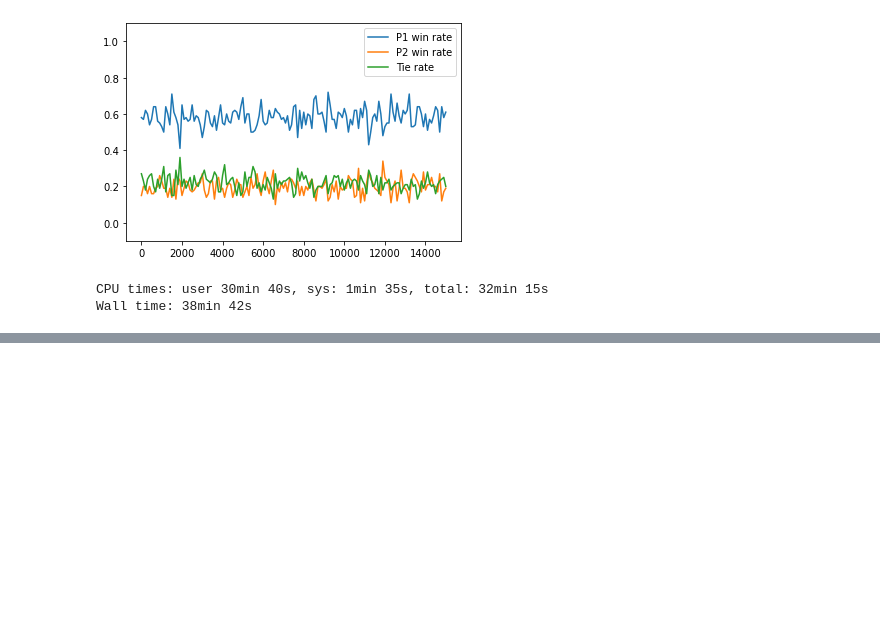
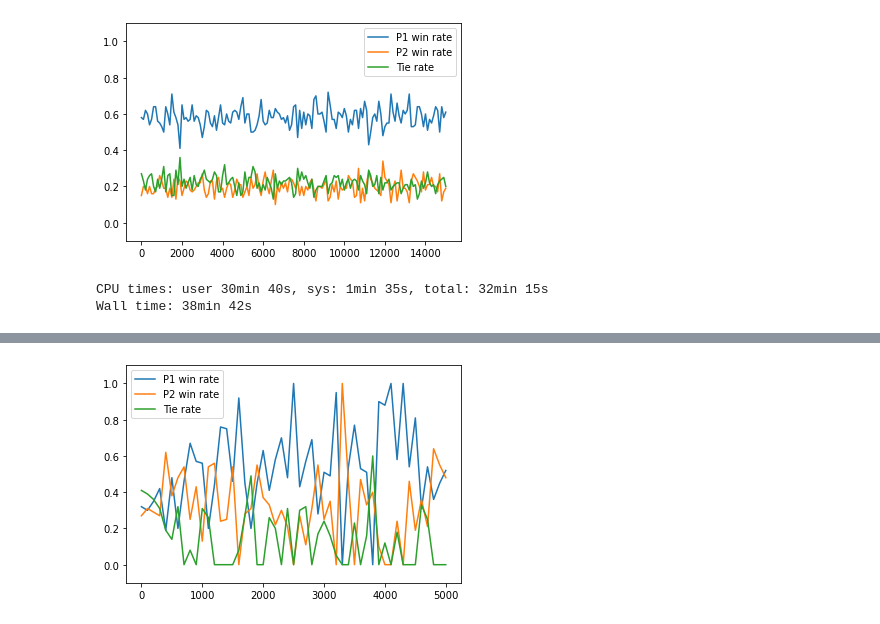
Before and after one commit to Gravellent/quantum_ttt, a Jupyter notebook: demo.ipynb, the cells around one changed output, grey strips where cells are left out. Cells and saved outputs as stored; diff of their text form; code cells hidden in the pictures; blank space fills up the shorter version.

```diff
--- a/demo.ipynb
+++ b/demo.ipynb
@@ -216,0 +223,7 @@ Wall time: 38min 42s
+# %%
+p1 = QPlayer('p1')
+p2 = RandomQPlayer('p2')
+
+st = QState(p1, p2)
+
+st.play()
@@ -216,0 +235,74 @@ Wall time: 38min 42s
+# %%
+%%time
+iterations = 50
+train_games_per_iteration = 200
+eval_games_per_iteration = 100
+verbose = False
+visualize = True
+start_from_0 = True
+
+P1 = [QPlayer("p1", update_method='sarsa'), RandomQPlayer("p1")] # Player("p1", update_method='expected_sarsa')
+P2 = [QPlayer("p2", update_method='sarsa'), RandomQPlayer("p2")] # Player("p1", update_method='expected_sarsa')
+
+for p1 in P1:
+    for p2 in P2:
+        st = QState(p1, p2)
+        p1_win_rate = []
+        p2_win_rate = []
+        tie_rate = []
+        p1.states_value = {}
+        p2.states_value = {}
+        p1.forget()
+        p2.forget()
+        if start_from_0:
+            # Eval
+            p1.exp_rate = 0
+            p2.exp_rate = 0
+            st.reset_metrics()
+            st.play(eval_games_per_iteration)
+            p1_win_rate.append(st.p1_wins/st.games)
+            p2_win_rate.append(st.p2_wins/st.games)
+            tie_rate.append(st.tie/st.games)
+
+        for i in tqdm(range(iterations)):
+            # Eval
+            p1.exp_rate = 0
+            p2.exp_rate = 0
+            p1.is_eval = True
+            p2.is_eval = True
+            st.reset_metrics()
+            st.play(eval_games_per_iteration)
+            p1_win_rate.append(st.p1_wins/st.games)
+            p2_win_rate.append(st.p2_wins/st.games)
+            tie_rate.append(st.tie/st.games)
+            if verbose:
+                print("________________________________")
+                print("P1 method: '{}', P2 method '{}'".format(p1.update_method, p2.update_method))
+                print("Training Iteration: {}, Train Games: {}, Eval Games: {}".format(i+1, (i+1)*train_games_per_iteration, eval_games_per_iteration))
+                print("\tP1 win\tP2 win\tTie")
+                print('Win\t{}\t{}\t{}'.format(p1_win_rate[-1], p2_win_rate[-1], tie_rate[-1]))
+
+            # Train (After Eval now)
+            p1.exp_rate = 0.3
+            p2.exp_rate = 0.3
+            p1.is_eval = False
+            p2.is_eval = False
+            st.reset_metrics()
+            st.play(train_games_per_iteration)
+
+        if visualize:
+            if start_from_0:
+                games = np.arange(0, (iterations+1)*eval_games_per_iteration, eval_games_per_iteration)
+            else:
+                games = np.arange(eval_games_per_iteration, (iterations+1)*eval_games_per_iteration, eval_games_per_iteration)
+            print("P1 method: '{}', P2 method '{}'".format(p1.update_method, p2.update_method))
+            print("Epochs: {}, Total Training Games: {}, Games per Epoch: {}".format(iterations, iterations*train_games_per_iteration, train_games_per_iteration))
+            print("Eval Games per iteration: {}".format(eval_games_per_iteration))
+#             axes, fig =
+            p1_plot = plt.plot(games, p1_win_rate, label="P1 win rate")
+            p2_plot = plt.plot(games, p2_win_rate, label="P2 win rate")
+            tie_plot = plt.plot(games, tie_rate, label="Tie rate")
+            plt.ylim(-0.1,1.1)
+            plt.legend()
+            plt.show()
+# %% [output]
@@ -216,0 +312 @@ Wall time: 38min 42s
+[figure, added]
```
Also changed, not shown: parts of 4 cells of this notebook, 3 other files.
